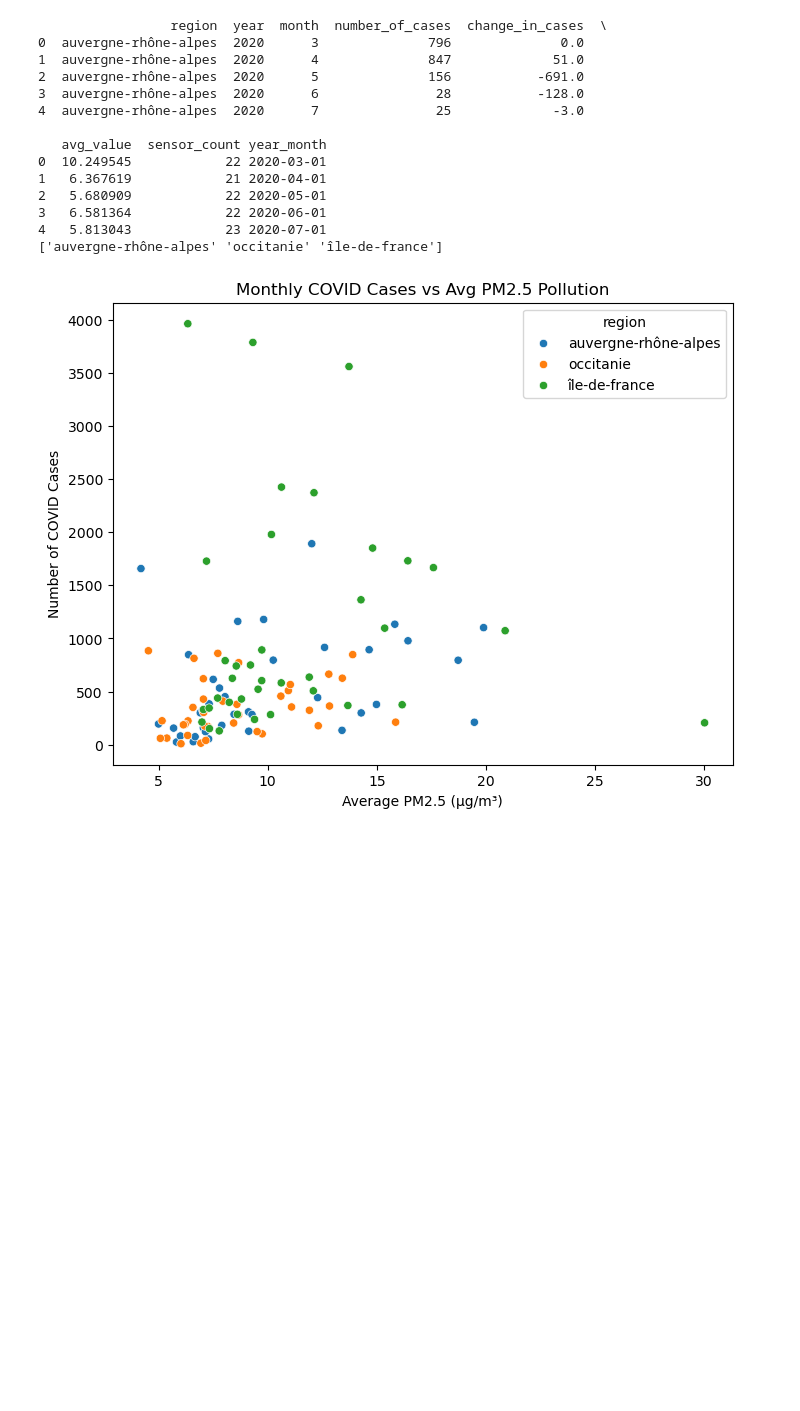
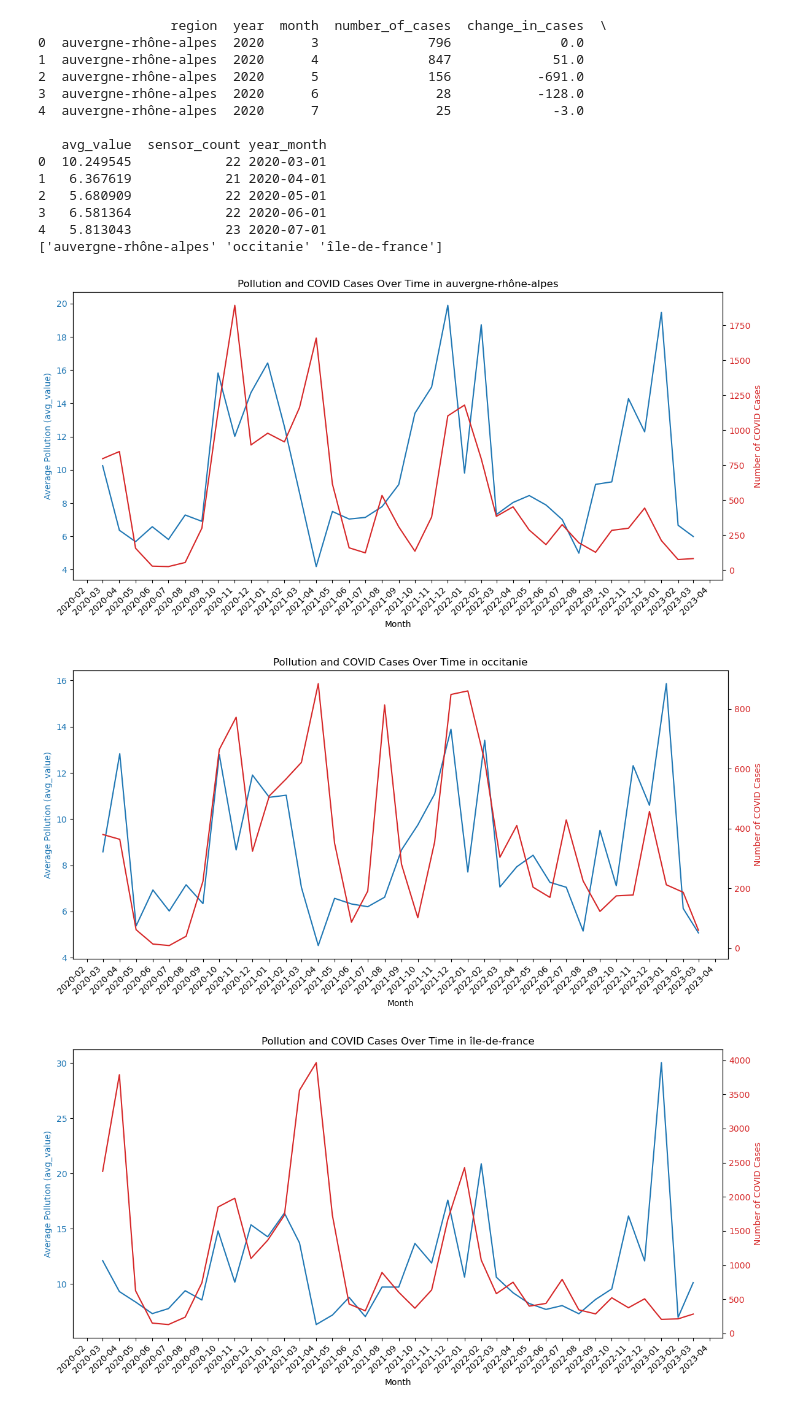
Before and after one commit to TamaraMeliora/Project1_FreshAir, a Jupyter notebook: main_2_merged.ipynb, the cells around one changed output. Cells and saved outputs as stored; diff of their text form; code cells hidden in the pictures; blank space fills up the shorter version.

Commit message:
added plots to compare covid cases and pollution

```diff
--- a/main_2_merged.ipynb
+++ b/main_2_merged.ipynb
@@ -395,16 +395,40 @@ print(merged_df['region'].unique())
 3   6.581364            22 2020-06-01
 4   5.813043            23 2020-07-01
 ['auvergne-rhône-alpes' 'occitanie' 'île-de-france']
-# %%
-import matplotlib.pyplot as plt
-import seaborn as sns
-
-# Scatter plot COVID cases vs PM2.5 avg
-plt.figure(figsize=(8,6))
-sns.scatterplot(data=merged_df, x='avg_value', y='number_of_cases', hue='region')
-plt.title("Monthly COVID Cases vs Avg PM2.5 Pollution")
-plt.xlabel("Average PM2.5 (µg/m³)")
-plt.ylabel("Number of COVID Cases")
-plt.show()
-# %% [output]
-[figure, removed]
+# %%
+
+import pandas as pd
+import matplotlib.pyplot as plt
+import matplotlib.dates as mdates
+
+regions = merged_df['region'].unique()
+
+for region in regions:
+    region_data = merged_df[merged_df['region'] == region].copy()
+    region_data['year_month'] = pd.to_datetime(region_data['year_month'])
+
+    fig, ax1 = plt.subplots(figsize=(12, 6))
+
+    ax1.set_title(f'Pollution and COVID Cases Over Time in {region}')
+    ax1.set_xlabel('Month')
+    ax1.set_ylabel('Average Pollution (avg_value)', color='tab:blue')
+    ax1.plot(region_data['year_month'], region_data['avg_value'], color='tab:blue', label='Pollution (avg_value)')
+    ax1.tick_params(axis='y', labelcolor='tab:blue')
+
+    # Show every month on x-axis
+    ax1.xaxis.set_major_locator(mdates.MonthLocator())
+    ax1.xaxis.set_major_formatter(mdates.DateFormatter('%Y-%m'))
+
+    ax2 = ax1.twinx()
+    ax2.set_ylabel('Number of COVID Cases', color='tab:red')
+    ax2.plot(region_data['year_month'], region_data['number_of_cases'], color='tab:red', label='COVID Cases')
+    ax2.tick_params(axis='y', labelcolor='tab:red')
+
+    plt.setp(ax1.xaxis.get_majorticklabels(), rotation=45, ha='right')
+
+    fig.tight_layout()
+    plt.show()
+# %% [output]
+[figure, added]
+[figure, added]
+[figure, added]
```
